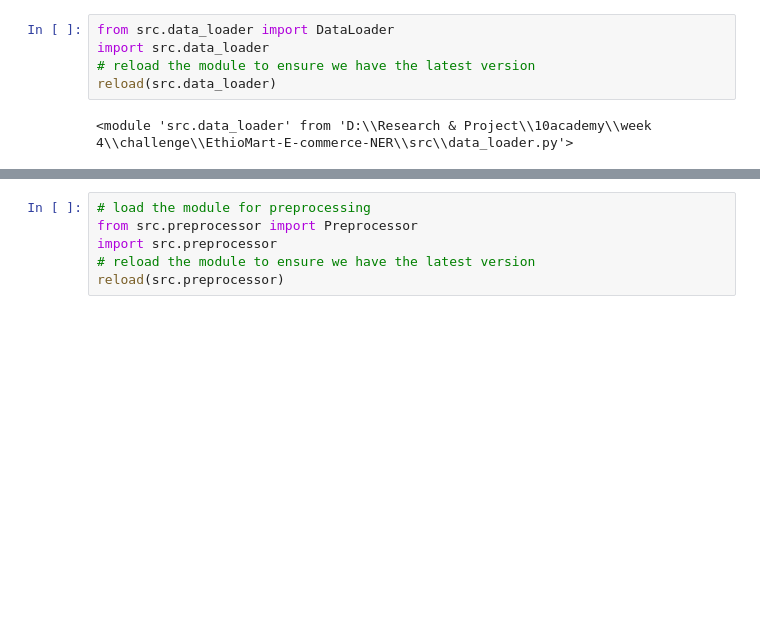
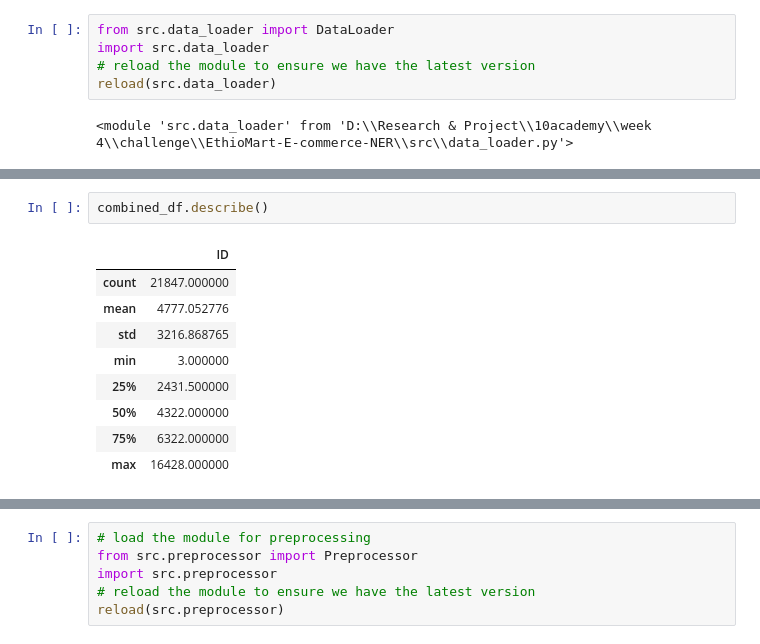
Before and after one commit to chalasimon/EthioMart-E-commerce-NER, a Jupyter notebook: notebooks/data_preprocessing.ipynb, the cells around one changed output, grey strips where cells are left out. Drawn from its saved outputs; the diff is of its cells as text; blank space fills up the shorter version.

```diff
--- a/notebooks/data_preprocessing.ipynb
+++ b/notebooks/data_preprocessing.ipynb
@@ -53,3 +53,15 @@ Total combined shape: (39366, 6)
 | 2 | Sheger online-store | @Shageronlinestore | 7381 | NaN | 2025-06-18 11:19:11+00:00 | data/photos/@Shageronlinestore_73... |
 | 3 | Sheger online-store | @Shageronlinestore | 7380 | NaN | 2025-06-18 11:19:11+00:00 | data/photos/@Shageronlinestore_73... |
 | 4 | Sheger online-store | @Shageronlinestore | 7379 | NaN | 2025-06-18 11:19:11+00:00 | data/photos/@Shageronlinestore_73... |
+# %%
+combined_df.describe()
+# %% [output]
+|  | ID |
+| count | 21847.000000 |
+| mean | 4777.052776 |
+| std | 3216.868765 |
+| min | 3.000000 |
+| 25% | 2431.500000 |
+| 50% | 4322.000000 |
+| 75% | 6322.000000 |
+| max | 16428.000000 |
```
Also changed, not shown: parts of 1 cell of this notebook, 1 other file.
